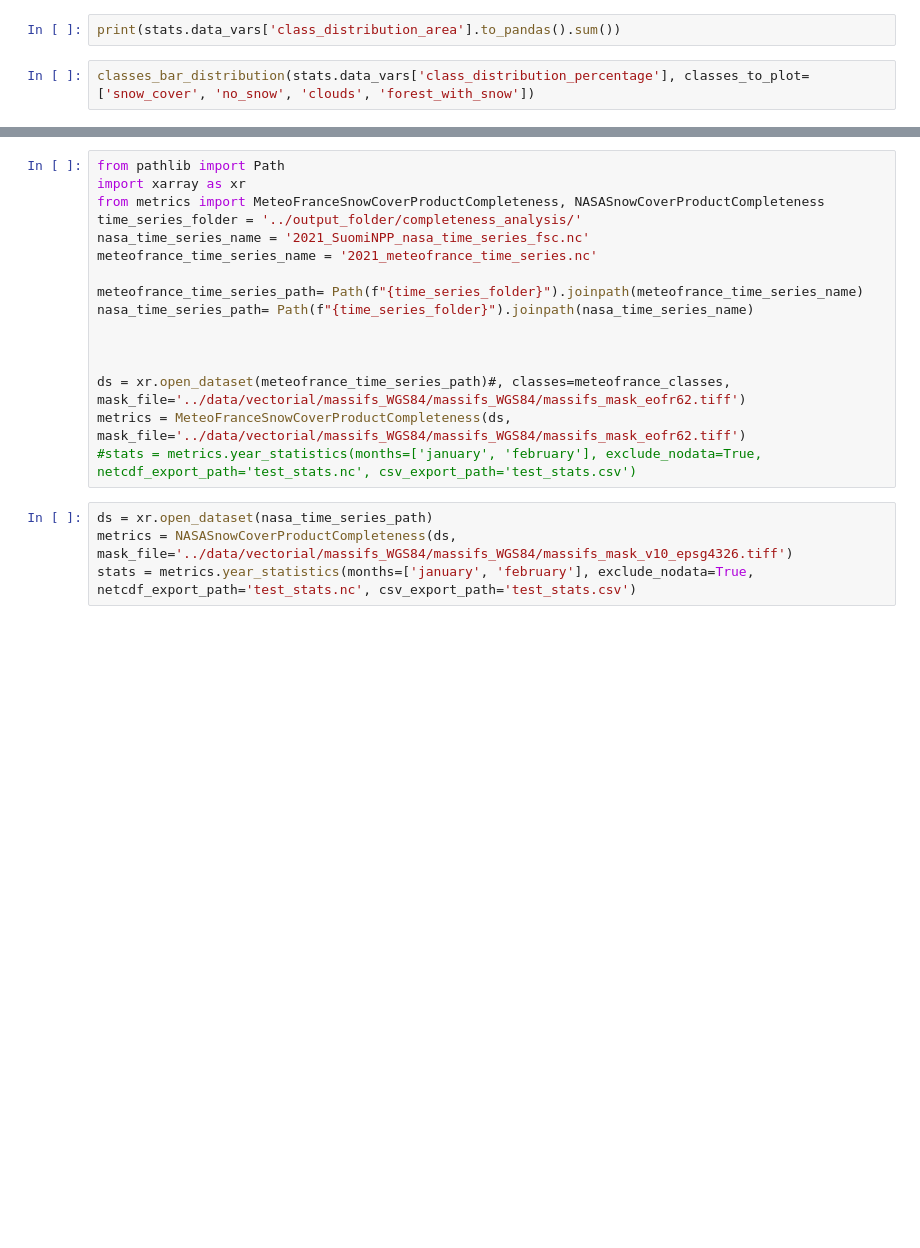
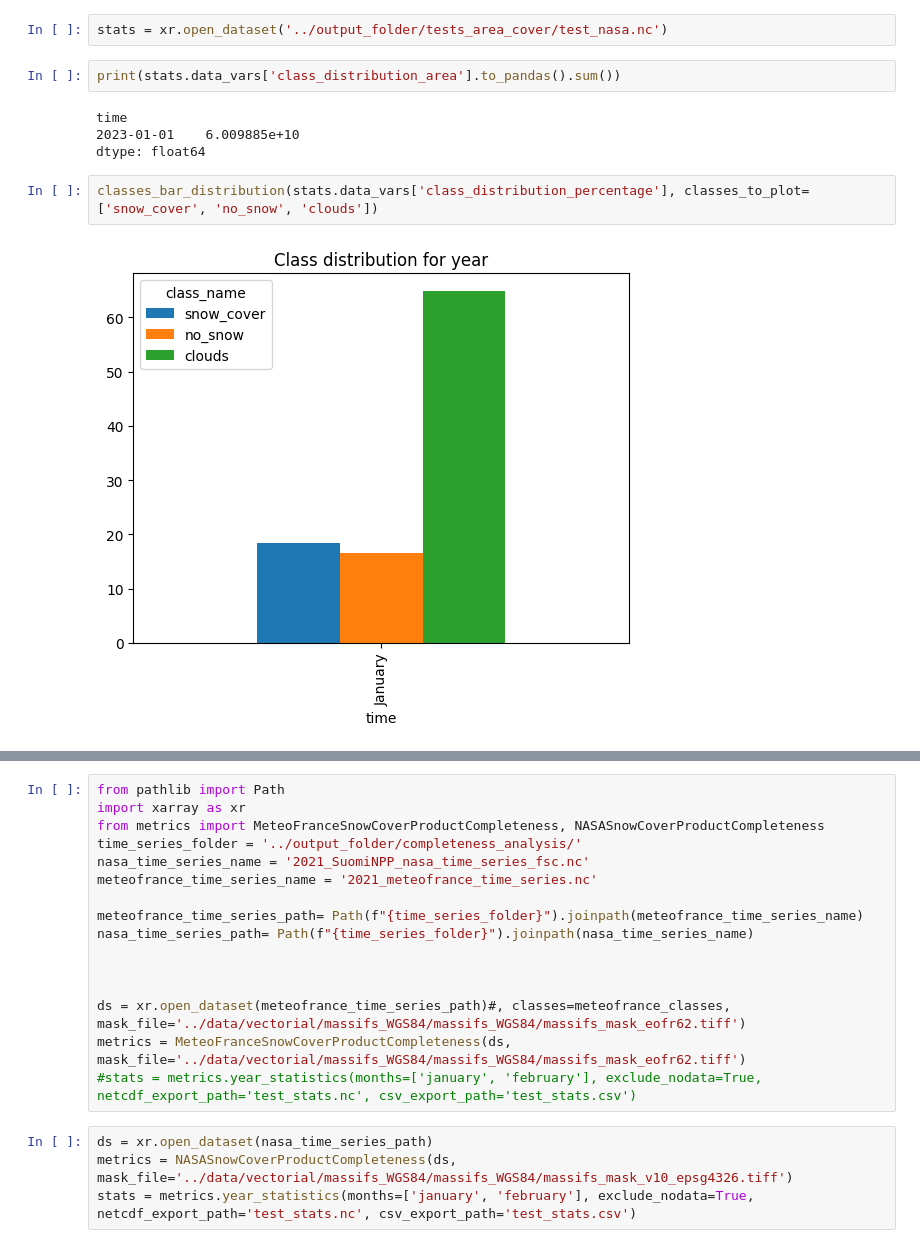
Before and after one commit to nicolaimpe/viirsnow, a Jupyter notebook: notebooks/viirs_data_analysis.ipynb, the cells around one changed output, grey strips where cells are left out. Drawn from its saved outputs; the diff is of its cells as text; blank space fills up the shorter version.

```diff
--- a/notebooks/viirs_data_analysis.ipynb
+++ b/notebooks/viirs_data_analysis.ipynb
@@ -31,5 +68,13 @@ def classes_bar_distribution(
+# %%
+stats = xr.open_dataset('../output_folder/tests_area_cover/test_nasa.nc')
 # %%
 print(stats.data_vars['class_distribution_area'].to_pandas().sum())
+# %% [output]
+time
+2023-01-01    6.009885e+10
+dtype: float64
 # %%
-classes_bar_distribution(stats.data_vars['class_distribution_percentage'], classes_to_plot=['snow_cover', 'no_snow', 'clouds', 'forest_with_snow'])
+classes_bar_distribution(stats.data_vars['class_distribution_percentage'], classes_to_plot=['snow_cover', 'no_snow', 'clouds'])
+# %% [output]
+[figure, added]
 # %%
```
Also changed, not shown: parts of 9 cells of this notebook, 2 other files.
